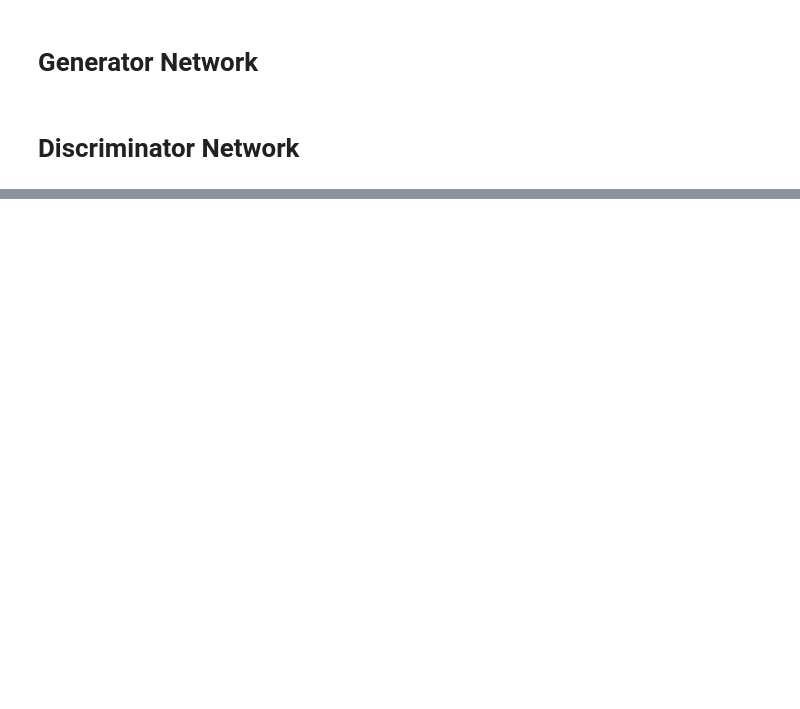
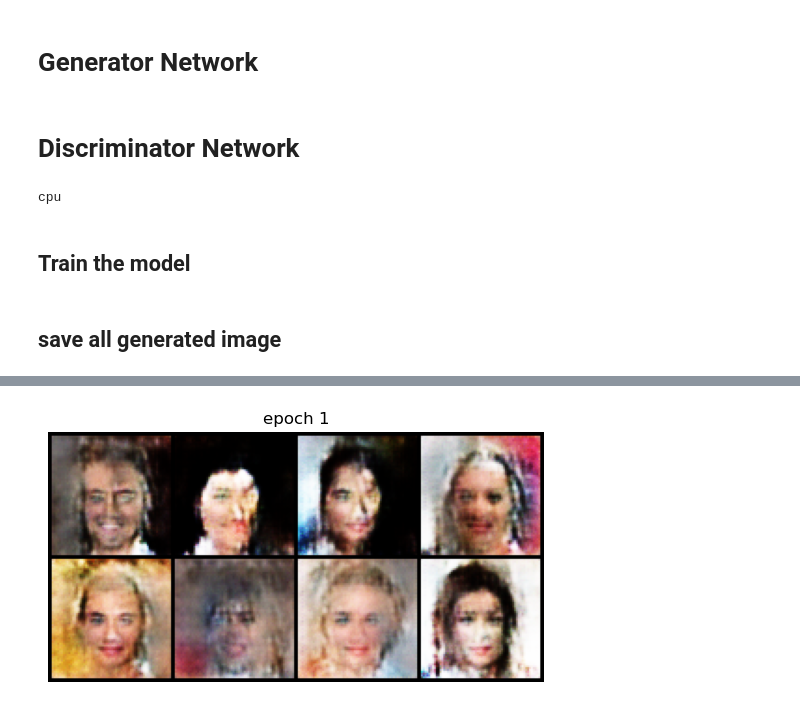
Before and after one commit to saphalkafle/AI-ML, a Jupyter notebook: Machine learning/Deep_Learning/GANs/DCGan.ipynb, the cells around one changed output, grey strips where cells are left out. Drawn from its saved outputs; the diff is of its cells as text; code cells hidden in the pictures; blank space fills up the shorter version.

Commit message:
training dcgan

```diff
--- a/Machine learning/Deep_Learning/GANs/DCGan.ipynb
+++ b/Machine learning/Deep_Learning/GANs/DCGan.ipynb
@@ -110,0 +120,47 @@ class Discriminator():
+# %%
+device = torch.device("cuda" if torch.cuda.is_available() else "cpu")
+print(device)
+# %% [output]
+cpu
+# %%
+generator = generator.to(device)
+discriminator = discriminator.to(device)
+# %% [markdown]
+## Train the model
+# %%
+def train(generator,discriminator,dataloader,epochs=10):
+    for epoch in range(epochs):
+        for i,imgs in enumerate(dataloader):
+            real_imgs = imgs.to(device)
+            batch_size=real_imgs.size(0)
+
+            #create real and fake img labels
+            real_labels = torch.ones(batch_size,1).to(device)
+            fake_labels = torch.zeros(batch_size,1).to(device)
+
+            #Train the Discriminator
+            d_optimizer.zero_grad()
+
+            fake_imgs = generator(torch.randn(batch_size,100,1,1).to(device))
+
+            real_loss = GAN_loss(discriminator(real_imgs),real_labels)
+            fake_loss = GAN_loss(discriminator(fake_imgs.detach()),fake_labels)
+
+            d_loss = (real_loss + fake_loss)/2
+
+            d_loss.backward()
+            d_optimizer.step()
+
+
+            g_optimizer.zero_grad()
+            g_loss = GAN_loss(discriminator(fake_imgs),real_labels)
+
+            g_loss.backward()
+            g_optimizer.step()
+
+            if i%50==0:
+                print(f"for epoch:{epoch+1}/{epochs}... batch:{i+1}... G-loss:{g_loss}... D_loss:{d_loss}")
+
+        save_generated_image(generator,epoch,device) #for each epochs
+# %% [markdown]
+## save all  generated image
@@ -110,0 +182,3 @@ class Discriminator():
+# %%
+train(generator,discriminator,dataloader,epochs=10)
+# %% [output]
@@ -110,0 +202 @@ class Discriminator():
+[figure, added]
```
Also changed, not shown: parts of 4 cells of this notebook.
